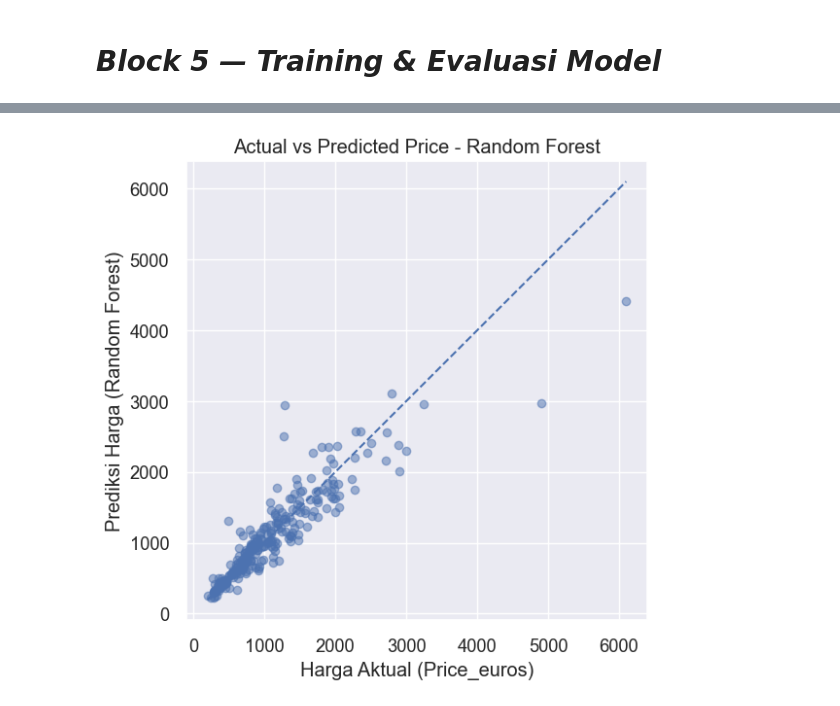
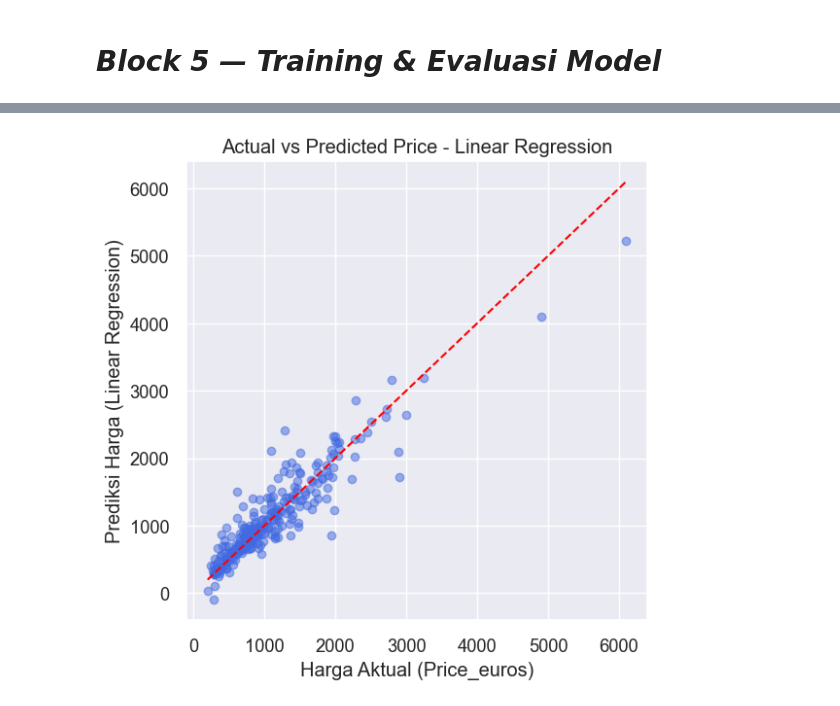
Before and after one commit to muhammadsyukri19/laptop-price-regression-prak-ai, a Jupyter notebook: preprocessing.ipynb, the cells around one changed output, grey strips where cells are left out. Cells and saved outputs as stored; diff of their text form; code cells hidden in the pictures.

```diff
--- a/preprocessing.ipynb
+++ b/preprocessing.ipynb
@@ -580,15 +552,13 @@ results_df
 # %%
+# Visualisasi Hasil Prediksi Linear Regression
 import matplotlib.pyplot as plt
-
 plt.figure(figsize=(6,6))
-plt.scatter(y_test, y_pred_rf, alpha=0.5)
+plt.scatter(y_test, y_pred_linreg, alpha=0.5, color='royalblue')
 plt.xlabel("Harga Aktual (Price_euros)")
-plt.ylabel("Prediksi Harga (Random Forest)")
-plt.title("Actual vs Predicted Price - Random Forest")
-plt.plot([y_test.min(), y_test.max()],
-         [y_test.min(), y_test.max()],
-         linestyle='--')  # garis ideal
+plt.ylabel("Prediksi Harga (Linear Regression)")
+plt.title("Actual vs Predicted Price - Linear Regression")
+plt.plot([y_test.min(), y_test.max()], [y_test.min(), y_test.max()], linestyle='--', color='red')  # garis ideal
 plt.tight_layout()
 plt.show()
 # %% [output]
-[figure, old version]
+[figure, new version]
```
Also changed, not shown: parts of 9 cells of this notebook.
